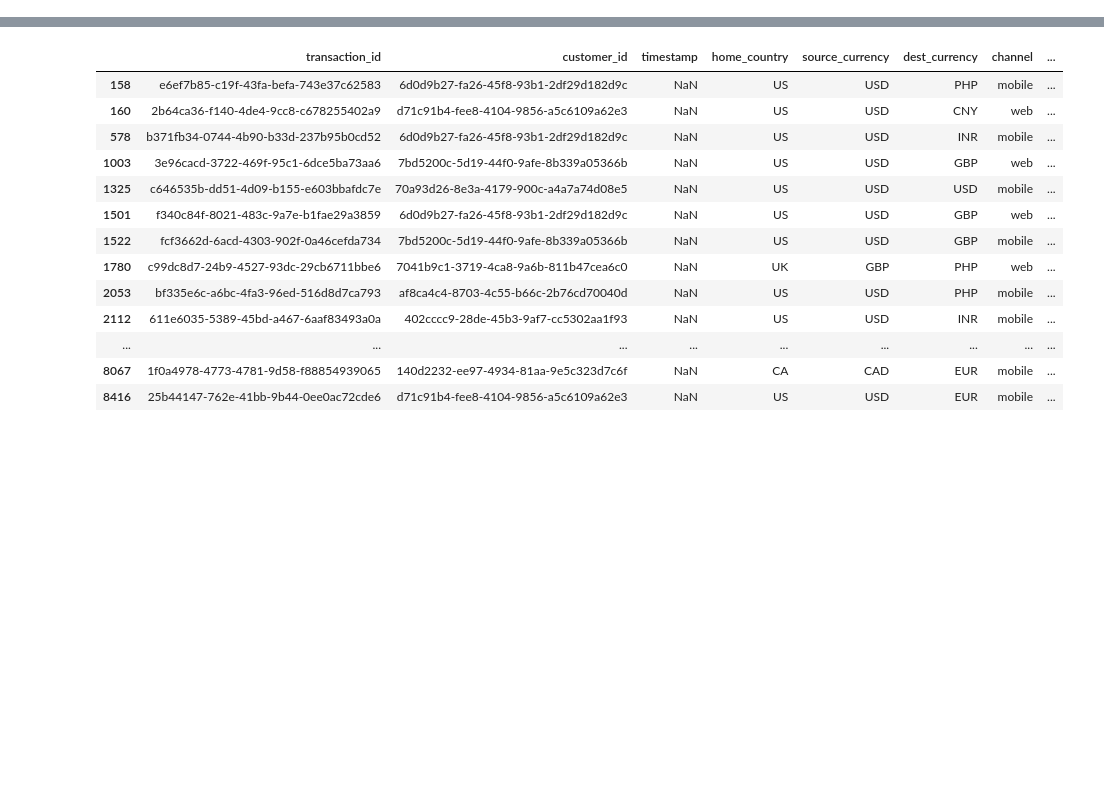
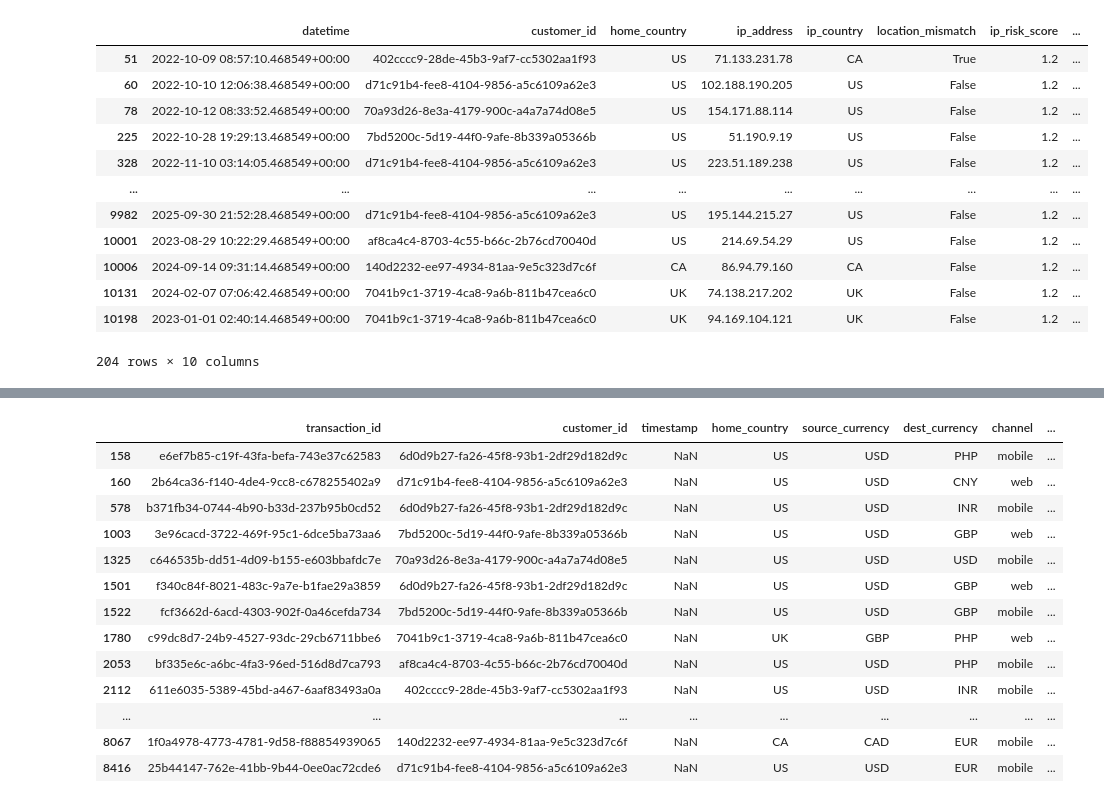
Before and after one commit to sarbol/Financial_Transaction_Fraud_Detection, a Jupyter notebook: notebooks/01_exploratory_data_analysis.ipynb, the cells around one changed output, grey strips where cells are left out. Saved outputs shown, nothing was run; the diff lists cells and outputs as text; code cells hidden in the pictures; blank space fills up the shorter version.

```diff
--- a/notebooks/01_exploratory_data_analysis.ipynb
+++ b/notebooks/01_exploratory_data_analysis.ipynb
@@ -38,0 +404,21 @@ dtype: float64
+# %%
+df.loc[
+    (df.ip_risk_score == 1.2) &
+    (df.txn_velocity_1h < 0) &
+    (df.device_trust_score < 0),
+    ["datetime", "customer_id", "home_country", "ip_address", "ip_country", "location_mismatch", "ip_risk_score", "txn_velocity_1h", "device_trust_score", "fee"]
+]
+# %% [output]
+|  | datetime | customer_id | home_country | ip_address | ip_country | location_mismatch | ip_risk_score | ... |
+| 51 | 2022-10-09 08:57:10.468549+00:00 | 402cccc9-28de-45b3-9af7-cc5302aa1f93 | US | 71.133.231.78 | CA | True | 1.2 | ... |
+| 60 | 2022-10-10 12:06:38.468549+00:00 | d71c91b4-fee8-4104-9856-a5c6109a62e3 | US | 102.188.190.205 | US | False | 1.2 | ... |
+| 78 | 2022-10-12 08:33:52.468549+00:00 | 70a93d26-8e3a-4179-900c-a4a7a74d08e5 | US | 154.171.88.114 | US | False | 1.2 | ... |
+| 225 | 2022-10-28 19:29:13.468549+00:00 | 7bd5200c-5d19-44f0-9afe-8b339a05366b | US | 51.190.9.19 | US | False | 1.2 | ... |
+| 328 | 2022-11-10 03:14:05.468549+00:00 | d71c91b4-fee8-4104-9856-a5c6109a62e3 | US | 223.51.189.238 | US | False | 1.2 | ... |
+| ... | ... | ... | ... | ... | ... | ... | ... | ... |
+| 9982 | 2025-09-30 21:52:28.468549+00:00 | d71c91b4-fee8-4104-9856-a5c6109a62e3 | US | 195.144.215.27 | US | False | 1.2 | ... |
+| 10001 | 2023-08-29 10:22:29.468549+00:00 | af8ca4c4-8703-4c55-b66c-2b76cd70040d | US | 214.69.54.29 | US | False | 1.2 | ... |
+| 10006 | 2024-09-14 09:31:14.468549+00:00 | 140d2232-ee97-4934-81aa-9e5c323d7c6f | CA | 86.94.79.160 | CA | False | 1.2 | ... |
+| 10131 | 2024-02-07 07:06:42.468549+00:00 | 7041b9c1-3719-4ca8-9a6b-811b47cea6c0 | UK | 74.138.217.202 | UK | False | 1.2 | ... |
+| 10198 | 2023-01-01 02:40:14.468549+00:00 | 7041b9c1-3719-4ca8-9a6b-811b47cea6c0 | UK | 94.169.104.121 | UK | False | 1.2 | ... |
+204 rows × 10 columns
```
Also changed, not shown: parts of 65 cells of this notebook.
